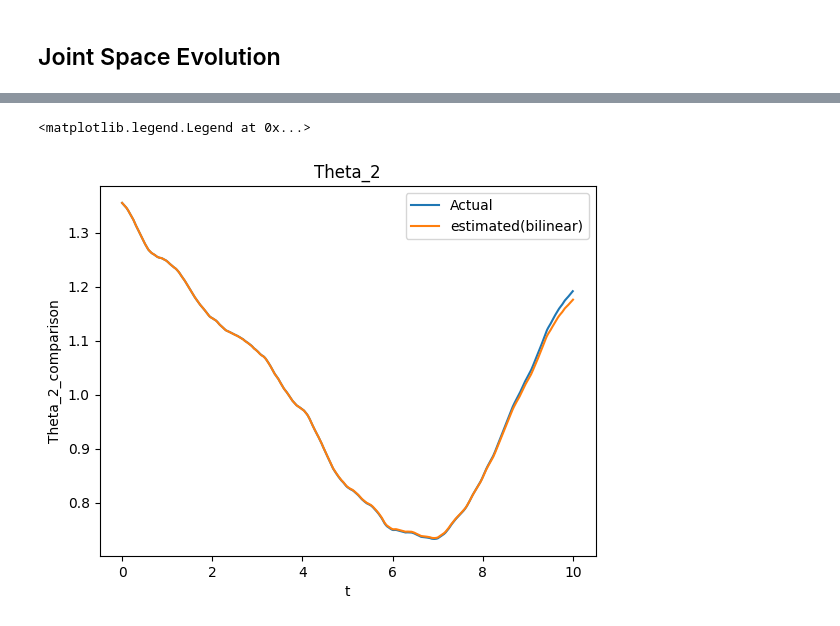
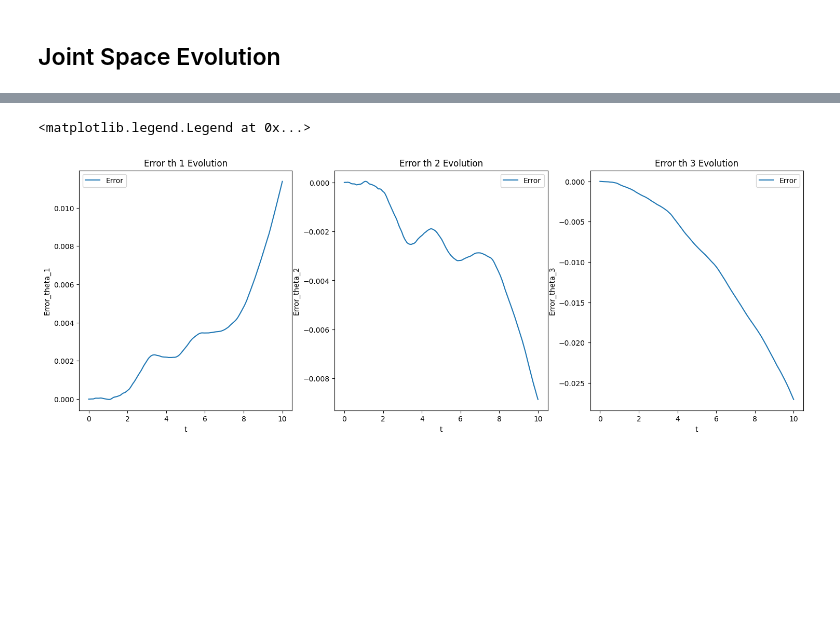
Before and after one commit to Rajpal9/Adaptive-koopman, a Jupyter notebook: Controllabilty_3r.ipynb, the cells around one changed output, grey strips where cells are left out. Drawn from its saved outputs; the diff is of its cells as text; code cells hidden in the pictures; blank space fills up the shorter version.

```diff
--- a/Controllabilty_3r.ipynb
+++ b/Controllabilty_3r.ipynb
@@ -268,12 +299,26 @@ plt.legend()
 # %%
-plt.figure()
-plt.plot(T[:-1],x[:,1],label ='Actual')
-plt.plot(T,x_est[:,1],label = 'estimated(bilinear)')
-plt.title('Theta_2')
+plt.figure(figsize=(18, 6))
+plt.subplot(1,3,1)
+plt.plot(T[:-1],x[:,0] - x_est[:-1,0],label ='Error')
 plt.xlabel('t')
-plt.ylabel('Theta_2_comparison')
+plt.ylabel('Error_theta_1')
+plt.title('Error th 1 Evolution')
 plt.legend()
+
+plt.subplot(1,3,2)
+plt.plot(T[:-1],x[:,1] - x_est[:-1,1],label ='Error')
+plt.xlabel('t')
+plt.ylabel('Error_theta_2')
+plt.title('Error th 2 Evolution')
+plt.legend()
+
+plt.subplot(1,3,3)
+plt.plot(T[:-1],x[:,2] - x_est[:-1,2],label ='Error')
+plt.xlabel('t')
+plt.ylabel('Error_theta_3')
+plt.title('Error th 3 Evolution')
+plt.legend()
 # %% [output]
 <matplotlib.legend.Legend at 0x...>
-[figure, old version]
+[figure, new version]
 # %%
```
Also changed, not shown: parts of 35 cells of this notebook, 8 other files.
